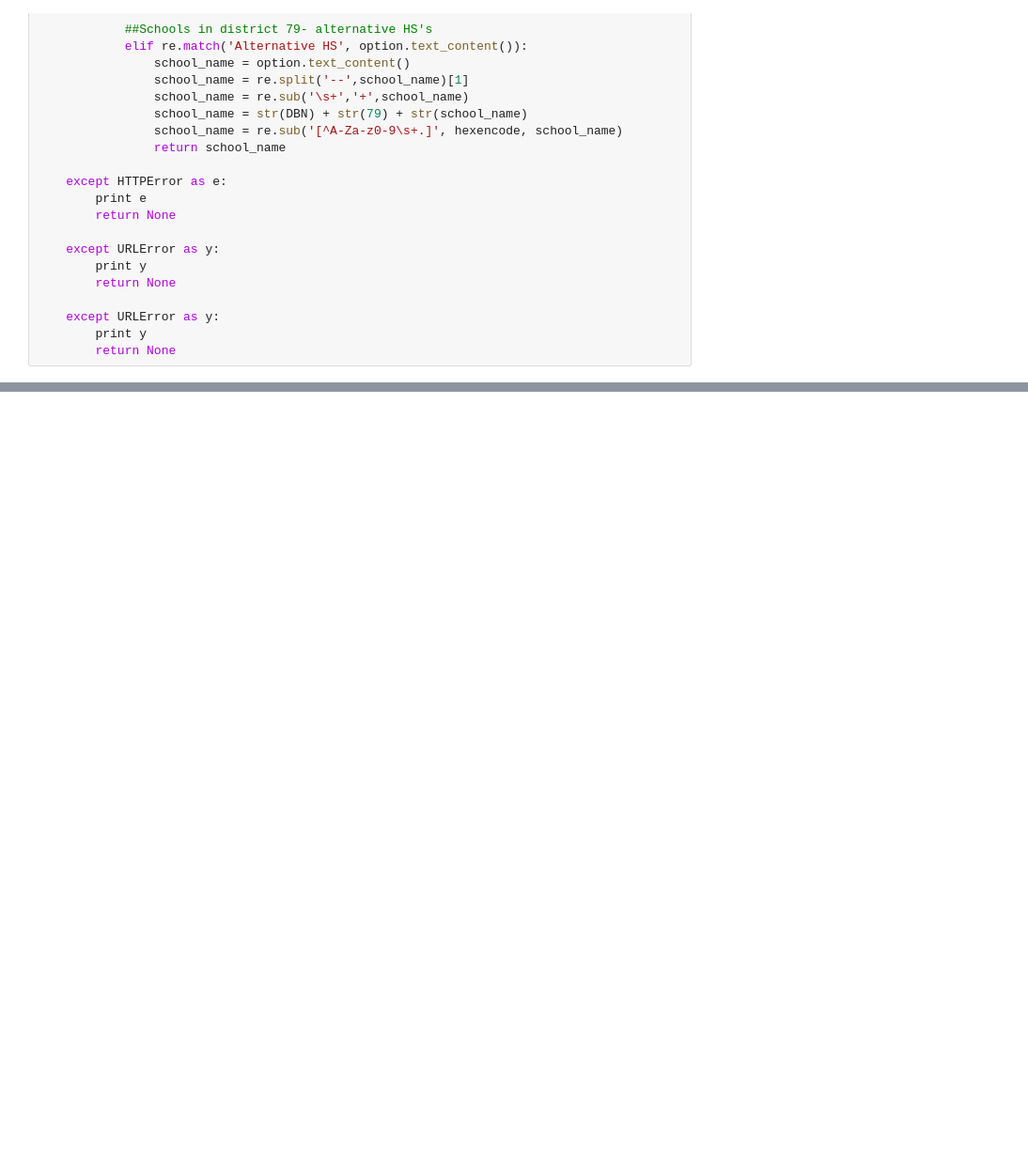
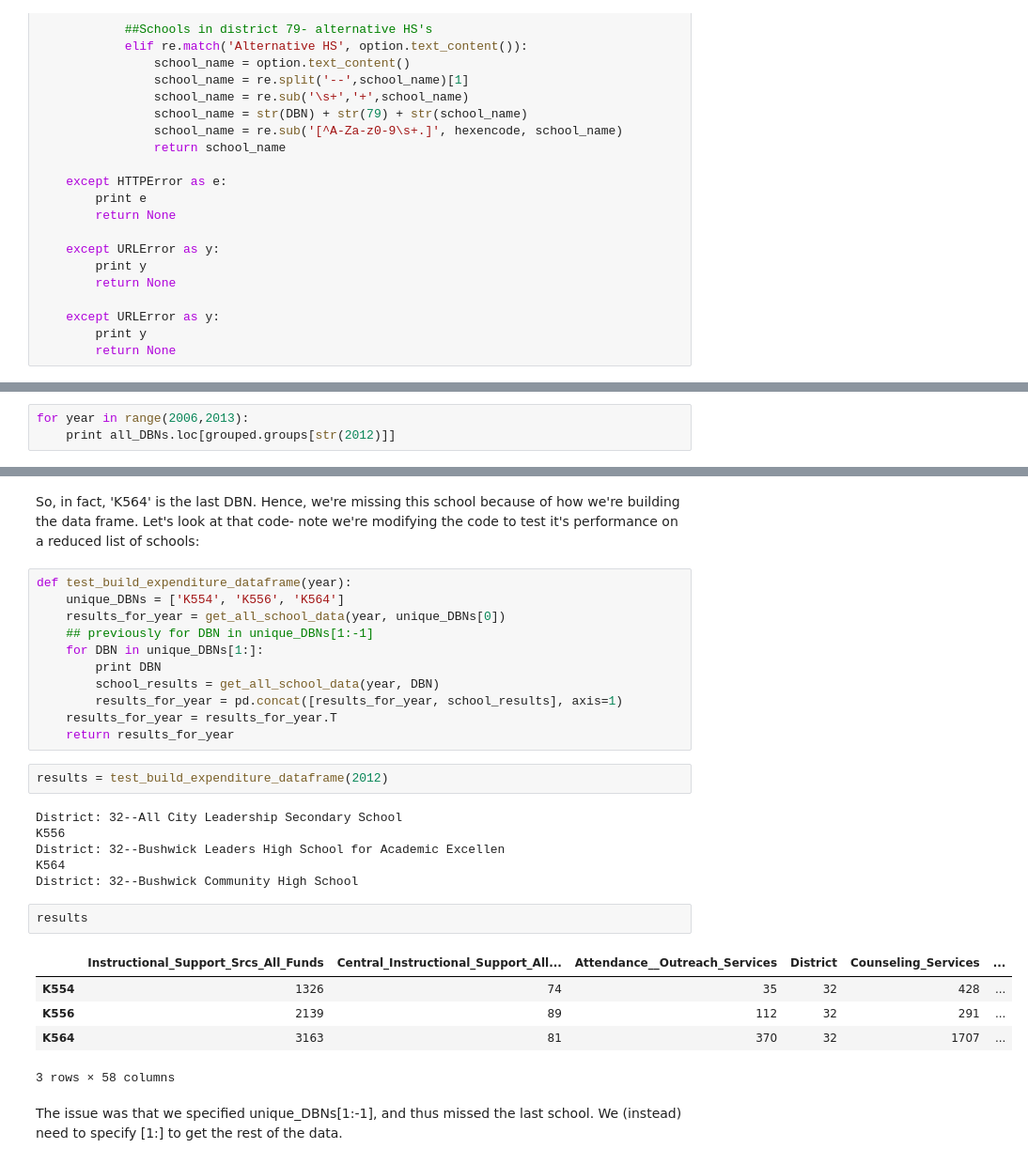
Before and after one commit to buj201/NYC_school_supplies, a Jupyter notebook: get_and_cleaning_data/coverage_of_webscraper.ipynb, the cells around one changed output, grey strips where cells are left out. Shown at 94% size. Drawn from its saved outputs; the diff is of its cells as text; blank space fills up the shorter version.

```diff
--- a/get_and_cleaning_data/coverage_of_webscraper.ipynb
+++ b/get_and_cleaning_data/coverage_of_webscraper.ipynb
@@ -163,0 +286,3 @@ Search Results -- No Schools Found.
+# %%
+for year in range(2006,2013):
+    print all_DBNs.loc[grouped.groups[str(2012)]]
@@ -163,0 +307,31 @@ Search Results -- No Schools Found.
+# %% [markdown]
+So, in fact, 'K564' is the last DBN. Hence, we're missing this school because of how we're building the data frame. Let's look at that code- note we're modifying the code to test it's performance on a reduced list of schools:
+# %%
+def test_build_expenditure_dataframe(year):
+    unique_DBNs = ['K554', 'K556', 'K564']
+    results_for_year = get_all_school_data(year, unique_DBNs[0])
+    ## previously for DBN in unique_DBNs[1:-1]
+    for DBN in unique_DBNs[1:]:
+        print DBN
+        school_results = get_all_school_data(year, DBN)
+        results_for_year = pd.concat([results_for_year, school_results], axis=1)
+    results_for_year = results_for_year.T
+    return results_for_year
+# %%
+results = test_build_expenditure_dataframe(2012)
+# %% [output]
+District: 32--All City Leadership Secondary School
+K556
+District: 32--Bushwick Leaders High School for Academic Excellen
+K564
+District: 32--Bushwick Community High School
+# %%
+results
+# %% [output]
+|  | Instructional_Support_Srcs_All_Funds | Central_Instructional_Support_All... | Attendance__Outreach_Services | District | Counseling_Services | ... |
+| K554 | 1326 | 74 | 35 | 32 | 428 | ... |
+| K556 | 2139 | 89 | 112 | 32 | 291 | ... |
+| K564 | 3163 | 81 | 370 | 32 | 1707 | ... |
+3 rows × 58 columns
+# %% [markdown]
+The issue was that we specified unique_DBNs[1:-1], and thus missed the last school. We (instead) need to specify [1:] to get the rest of the data.
```
Also changed, not shown: parts of 8 cells of this notebook, 5 other files.
